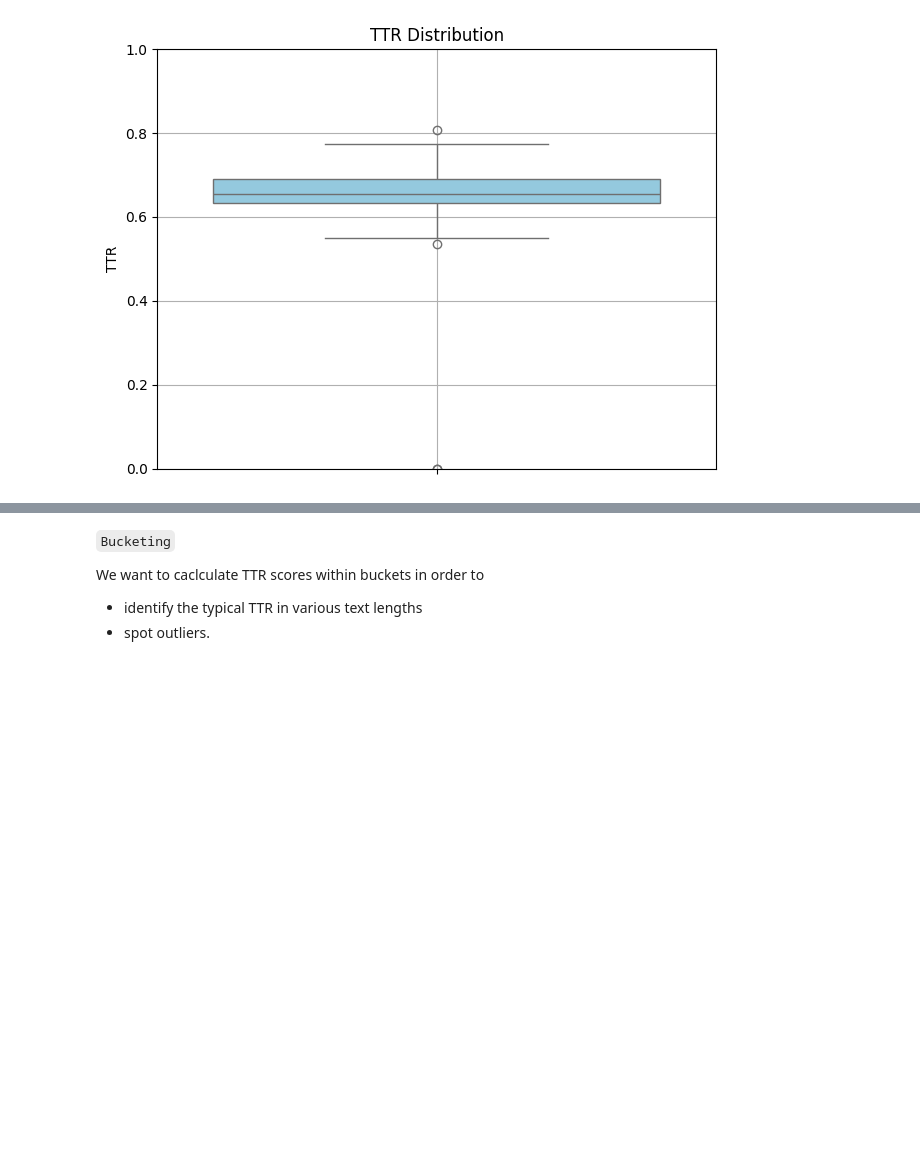
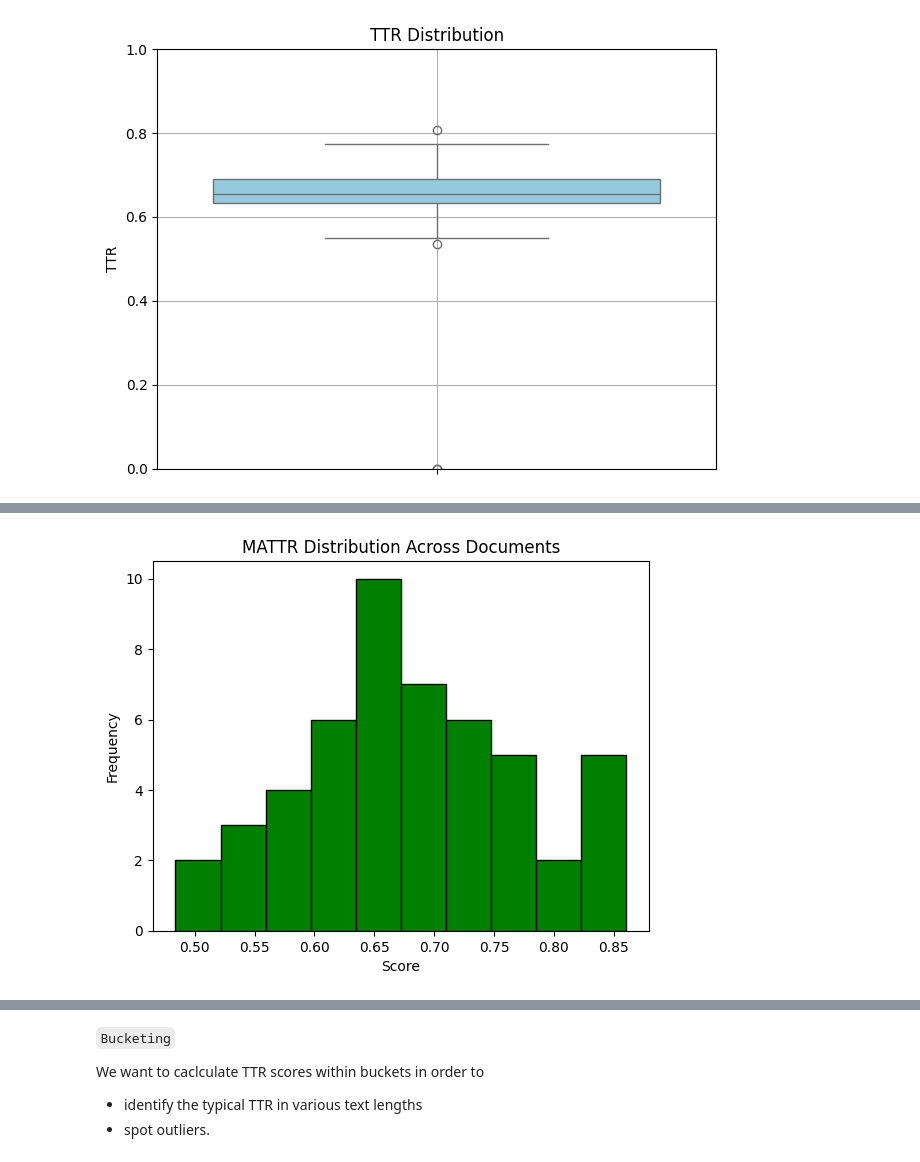
Before and after one commit to Adeleyi/translation-analysis, a Jupyter notebook: TTR.ipynb, the cells around one changed output, grey strips where cells are left out. Drawn from its saved outputs; the diff is of its cells as text; code cells hidden in the pictures; blank space fills up the shorter version.

```diff
--- a/TTR.ipynb
+++ b/TTR.ipynb
@@ -63,9 +63,11 @@ def calculate_mattr(text, window_size=100):
 
     return sum(scores) / len(scores)
 # %%
-rf_text = pd.read_csv("C:/Users/DELL/Desktop/translation_evaluator/data/YANKARI.csv")["text"][:30]
+rf_text = pd.read_csv("C:/Users/DELL/Desktop/translation_evaluator/data/YANKARI.csv")["text"][:1]
 
 wura_text = pd.read_csv("C:/Users/DELL/Desktop/translation_evaluator/data/wura_yor.csv")["content"]
+
+noisy_text = pd.read_csv("C:/Users/DELL/Desktop/translation_evaluator/data/yor_dataset.csv")["prompt"][:50]
 # %%
 scores = wura_text.apply(calculate_mattr)
 
@@ -109,3 +119,8 @@ plt.tight_layout()
 plt.show()
 # %% [output]
 [figure]
+# %%
+scores_2 = noisy_text.apply(calculate_mattr)
+
+for index, score in enumerate(scores):
+    print(f"Document {index + 1}: {score:.4f}")
@@ -111,0 +145,8 @@ plt.show()
+# %%
+plt.hist(scores_2, color='green', edgecolor='black')
+plt.title('MATTR Distribution Across Documents')
+plt.xlabel('Score')
+plt.ylabel('Frequency')
+plt.show()
+# %% [output]
+[figure, added]
```
Also changed, not shown: parts of 4 cells of this notebook.
